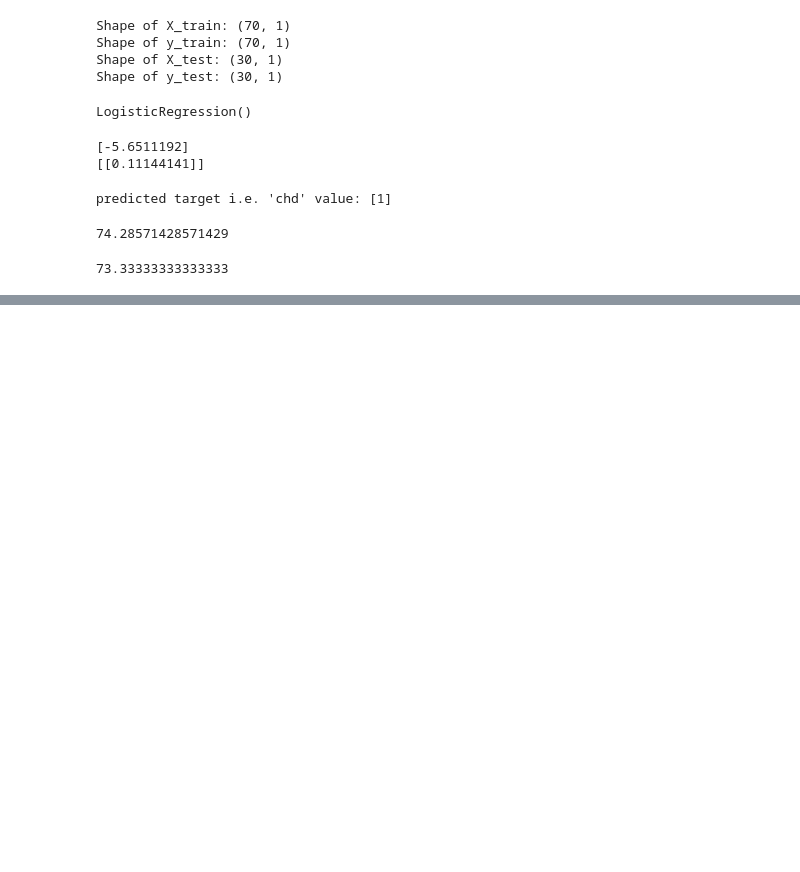
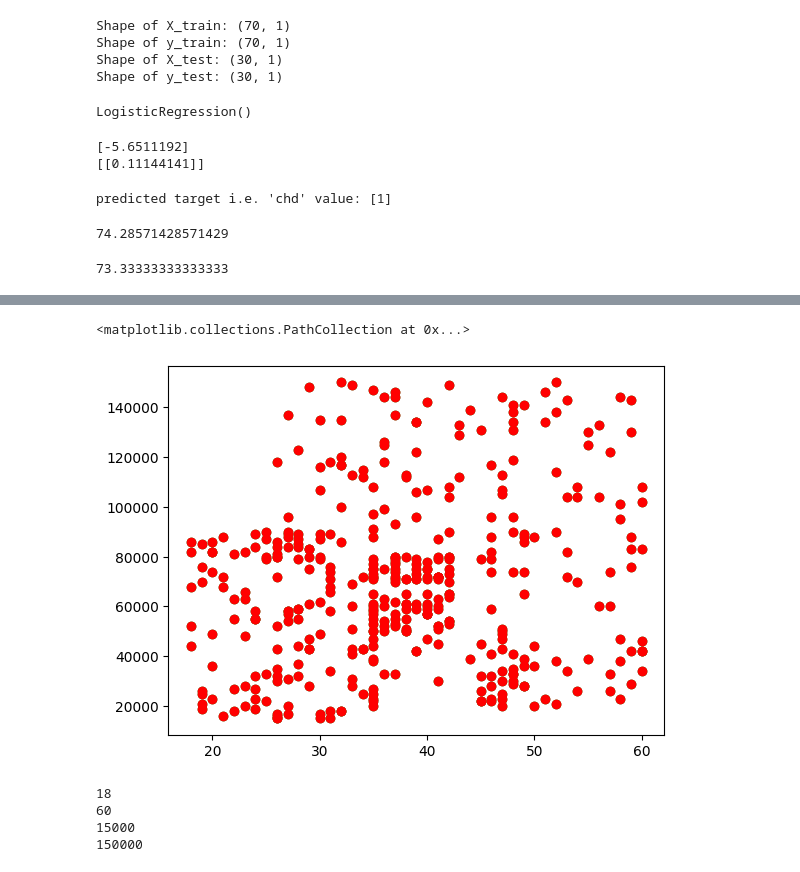
Before and after one commit to RanjanYadav5405/Machine-Learning, a Jupyter notebook: abc.ipynb, the cells around one changed output, grey strips where cells are left out. Drawn from its saved outputs; the diff is of its cells as text; code cells hidden in the pictures; blank space fills up the shorter version.

```diff
--- a/CIE-2.ipynb
+++ b/abc.ipynb
@@ -1066,0 +1225,3 @@ model.score(X_test, y_test) *  100
+# %%
+data9=pd.read_csv('mobile.csv')
+data9
@@ -1066,0 +1256,5 @@ model.score(X_test, y_test) *  100
+# %%
+# Draw scatter plot of purchased and not_purchased value with respect to Age and EstimatedSalary.
+purchased_data = data9[["Age","EstimatedSalary","Purchased"]]
+[data9["Purchased"]==1]
+purchased_data
@@ -1066,0 +1275,5 @@ model.score(X_test, y_test) *  100
+# %%
+# not purchased
+not_purchased_data = data9[["Age","EstimatedSalary","Purchased"]]
+[data9["Purchased"]==0]
+not_purchased_data
@@ -1066,0 +1294,18 @@ model.score(X_test, y_test) *  100
+# %%
+# Do Feature engineering (normalize the Age and EstimatedSalary columns)
+plt.scatter(purchased_data["Age"],purchased_data["EstimatedSalary"],c=
+"green")
+plt.scatter(not_purchased_data["Age"],not_purchased_data["EstimatedSalary"],c="red")
+# %% [output]
+<matplotlib.collections.PathCollection at 0x...>
+[figure, added]
+# %%
+print(data9["Age"].min())
+print(data9["Age"].max())
+print(data9["EstimatedSalary"].min())
+print(data9["EstimatedSalary"].max())
+# %% [output]
+18
+60
+15000
+150000
```
Also changed, not shown: parts of 38 cells of this notebook, 1 other file.
